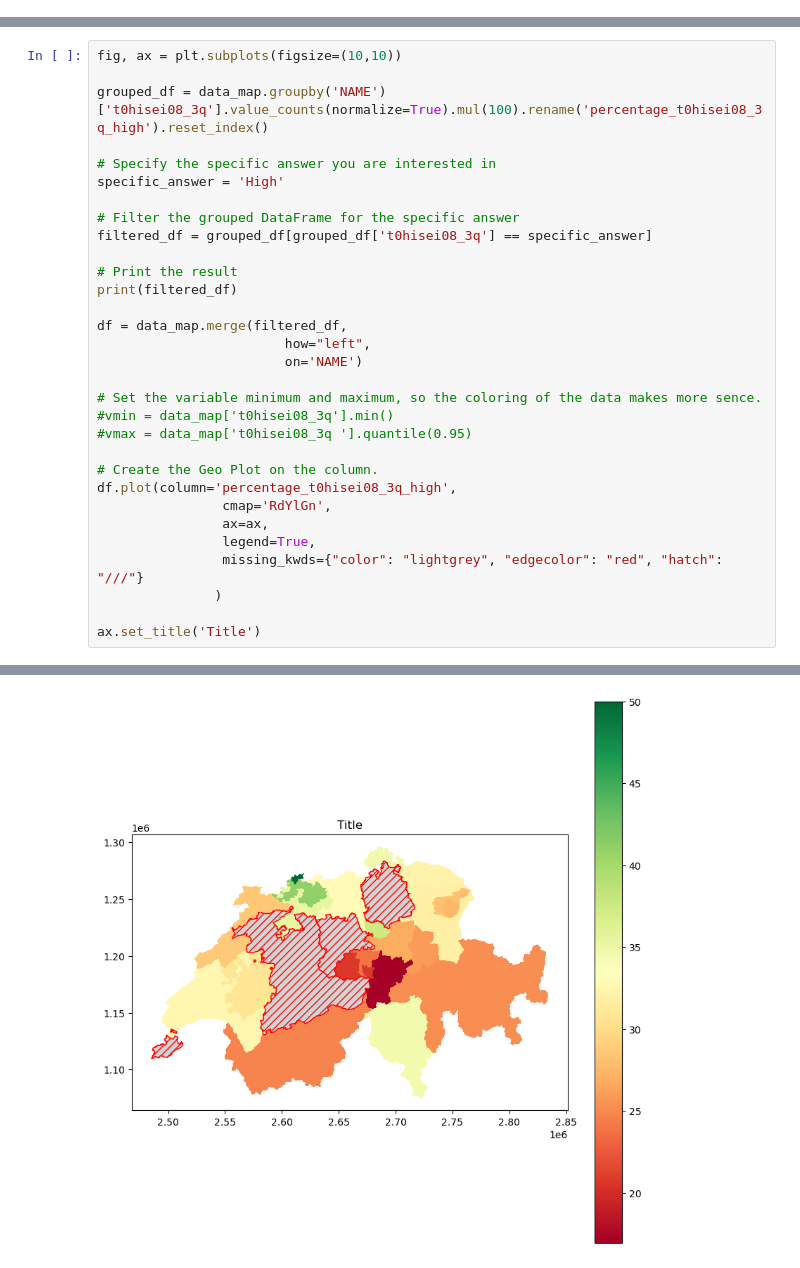
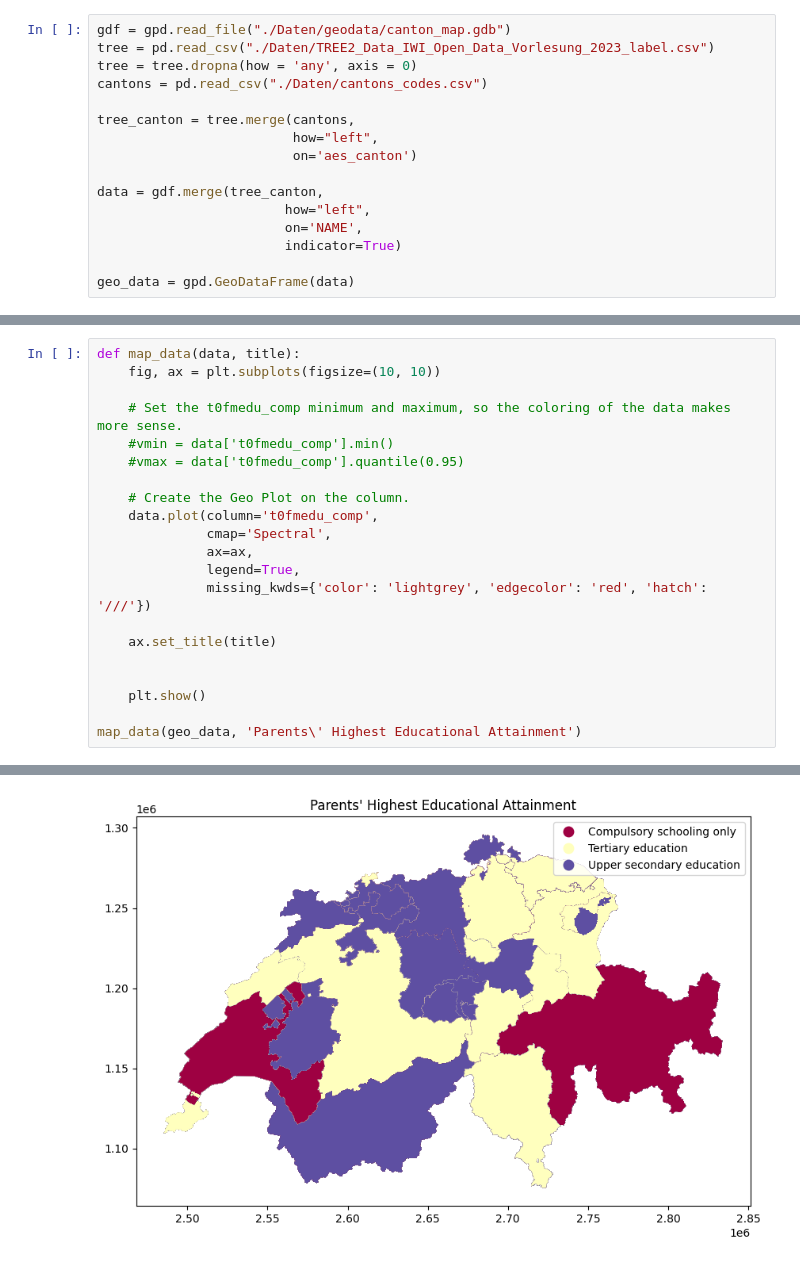
Before and after one commit to CptMeh/OpenData, a Jupyter notebook: Untitled.ipynb, the cells around one changed output, grey strips where cells are left out. Saved outputs shown, nothing was run; the diff lists cells and outputs as text.

```diff
--- a/Untitled.ipynb
+++ b/Untitled.ipynb
@@ -112,0 +31,16 @@ data_map
+# %%
+gdf = gpd.read_file("./Daten/geodata/canton_map.gdb")
+tree = pd.read_csv("./Daten/TREE2_Data_IWI_Open_Data_Vorlesung_2023_label.csv")
+tree = tree.dropna(how = 'any', axis = 0)
+cantons = pd.read_csv("./Daten/cantons_codes.csv")
+
+tree_canton = tree.merge(cantons,
+                         how="left",
+                         on='aes_canton')
+
+data = gdf.merge(tree_canton,
+                        how="left",
+                        on='NAME',
+                        indicator=True)
+
+geo_data = gpd.GeoDataFrame(data)
@@ -113,32 +51,22 @@ data_map
 # %%
-fig, ax = plt.subplots(figsize=(10,10))
+def map_data(data, title):
+    fig, ax = plt.subplots(figsize=(10, 10))
 
-grouped_df = data_map.groupby('NAME')['t0hisei08_3q'].value_counts(normalize=True).mul(100).rename('percentage_t0hisei08_3q_high').reset_index()
+    # Set the t0fmedu_comp minimum and maximum, so the coloring of the data makes more sense.
+    #vmin = data['t0fmedu_comp'].min()
+    #vmax = data['t0fmedu_comp'].quantile(0.95)
 
-# Specify the specific answer you are interested in
-specific_answer = 'High'
+    # Create the Geo Plot on the column.
+    data.plot(column='t0fmedu_comp',
+              cmap='Spectral',
+              ax=ax,
+              legend=True,
+              missing_kwds={'color': 'lightgrey', 'edgecolor': 'red', 'hatch': '///'})
 
-# Filter the grouped DataFrame for the specific answer
-filtered_df = grouped_df[grouped_df['t0hisei08_3q'] == specific_answer]
+    ax.set_title(title)
 
-# Print the result
-print(filtered_df)
 
-df = data_map.merge(filtered_df,
-                        how="left",
-                        on='NAME')
+    plt.show()
 
-# Set the variable minimum and maximum, so the coloring of the data makes more sence.
-#vmin = data_map['t0hisei08_3q'].min()
-#vmax = data_map['t0hisei08_3q '].quantile(0.95)
-
-# Create the Geo Plot on the column.
-df.plot(column='percentage_t0hisei08_3q_high',
-                cmap='RdYlGn',
-                ax=ax,
-                legend=True,
-                missing_kwds={"color": "lightgrey", "edgecolor": "red", "hatch": "///"}
-               )
-
-ax.set_title('Title')
+map_data(geo_data, 'Parents\' Highest Educational Attainment')
 # %% [output]
@@ -163 +73 @@ Text(0.5, 1.0, 'Title')
-[figure, old version]
+[figure, new version]
```
Also changed, not shown: parts of 11 cells of this notebook, 22 other files.
